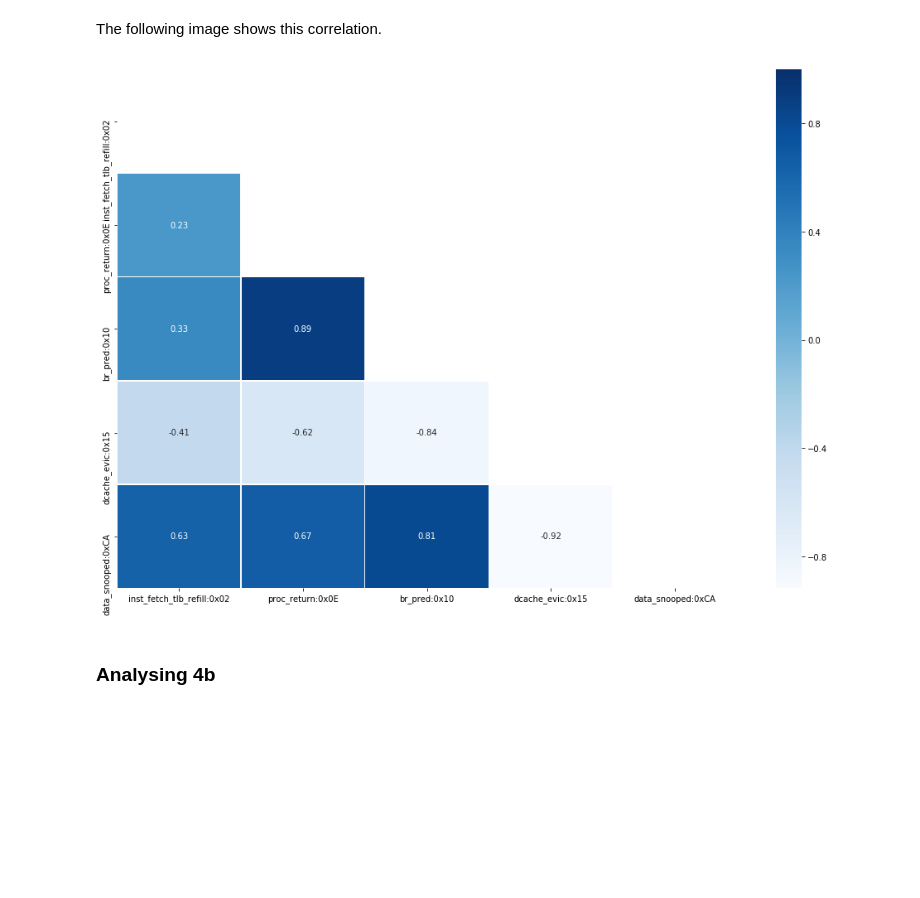
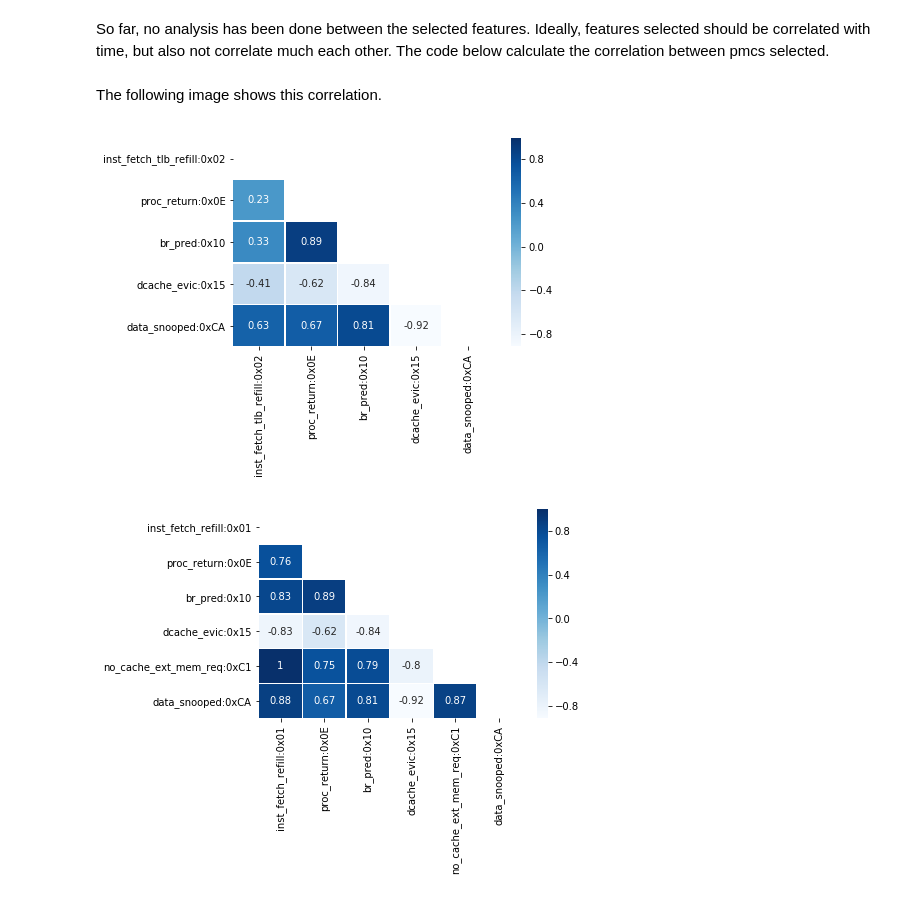
Before and after one commit to diegobnh/odroid, a Jupyter notebook: Selecting_PerformanceCounters_ARM32.ipynb, the cells around one changed output. Saved outputs shown, nothing was run; the diff lists cells and outputs as text; code cells hidden in the pictures; blank space fills up the shorter version.

```diff
--- a/Selecting_PerformanceCounters_ARM32.ipynb
+++ b/Selecting_PerformanceCounters_ARM32.ipynb
@@ -120,0 +95,7 @@ def plot_correlation_between_selected_features(target):
+# %%
+import pandas as pd
+
+path = "/mntDrive/My Drive/Doutorado/Feature Selection/data/4b4l.csv"
+df = pd.read_csv(path)
+
+df.head(8)
@@ -121,8 +177,46 @@ def plot_correlation_between_selected_features(target):
+# %% [markdown]
+So far, no analysis has been done between the selected features. Ideally, features selected should be correlated with time, but also not correlate much each other. The code below calculate the correlation between pmcs selected.
+# %%
+def plot_correlation_between_selected_features(path, target, index_figsize):
+
+  df = pd.read_csv(path)
+  correlation_matrix = df.corr()
+
+  cor_target = abs(correlation_matrix[target])
+  relevant_features = cor_target[cor_target > g_perc_correc]#return um object serie
+
+  values = relevant_features.values #get values from object
+  features_selected = relevant_features.keys() #get labels from object
+
+  temp = features_selected.tolist()
+  list_selected_feature = []
+  for i in temp:
+     if i == 'speedup4b4l' or i == 'speedup4b' or i == 'speedup4l':
+        pass
+     else:
+        list_selected_feature.append(i)
+
+  new_data = df[list_selected_feature].corr()
+  mask = np.zeros_like(new_data)
+  mask[np.triu_indices_from(mask)] = True
+
+  if index_figsize == 0:
+    plt.rcParams["figure.figsize"] = (7,5)
+  else:
+    plt.rcParams["figure.figsize"] = (20,15)
+
+
+  sns.heatmap(new_data, mask=mask,annot=True, cmap=plt.cm.Blues, linewidth = .5,fmt='.2g')
+  plt.subplots_adjust(bottom=0.3,left=0.25)
+  plt.xticks(rotation=90)
+  plt.show()
 # %% [markdown]
 The following image shows this correlation.
-# %%
-plot_correlation_between_selected_features("speedup4b")
-# %% [output]
-[figure, removed]
-# %% [markdown]
-### Analysing 4b
+# %%
+plot_correlation_between_selected_features("/mntDrive/My Drive/Doutorado/Feature Selection/data/4l.csv","speedup4b",0)
+# %% [output]
+[figure, added]
+# %%
+plot_correlation_between_selected_features("/mntDrive/My Drive/Doutorado/Feature Selection/data/4l.csv","speedup4b4l",0)
+# %% [output]
+[figure, added]
```
Also changed, not shown: parts of 52 cells of this notebook.
